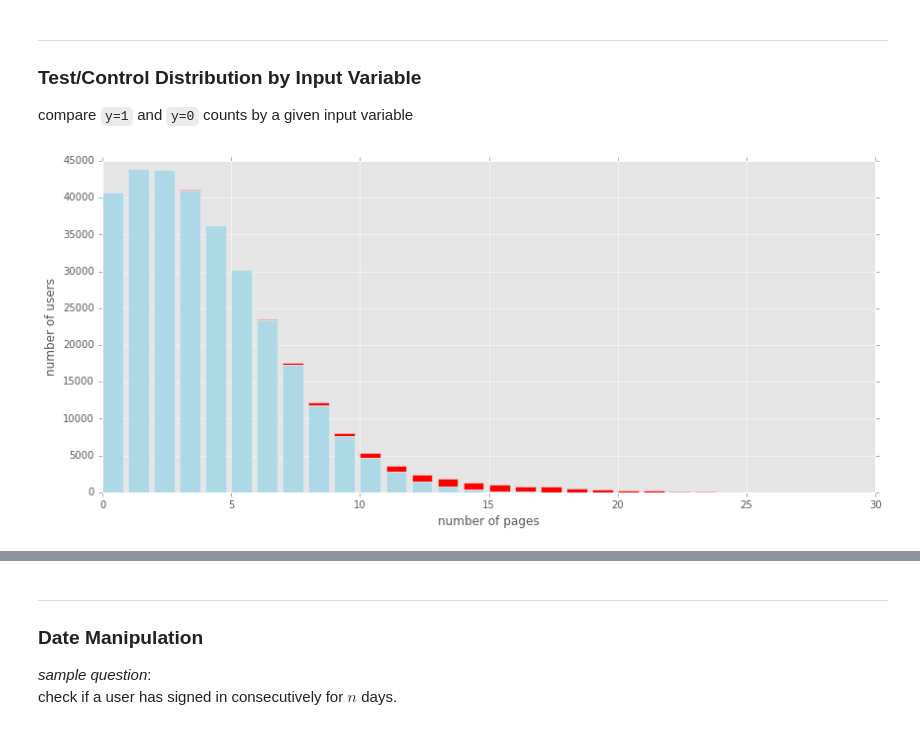
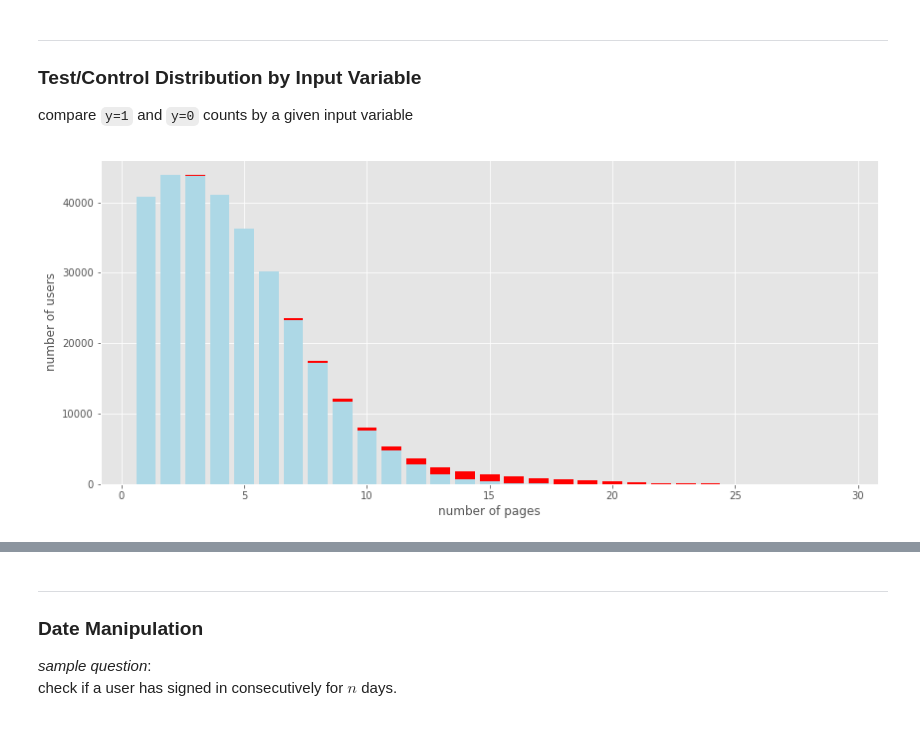
Before and after one commit to yiyichen/miscellaneous, a Jupyter notebook: Pandas FTW.ipynb, the cells around one changed output, grey strips where cells are left out. Drawn from its saved outputs; the diff is of its cells as text; code cells hidden in the pictures.

```diff
--- a/Pandas FTW.ipynb
+++ b/Pandas FTW.ipynb
@@ -95,19 +95,19 @@ compare `y=1` and `y=0` counts by a given input variable
 # %%
 # adapted from Sayan Sanyal's code
 fig, ax = plt.subplots(figsize=(14, 6))
 
 page_range = np.arange(0, 30)
 converts = df[df["converted"]==1]['total_pages_visited'].value_counts(bins=list(page_range), sort=False)
 holdouts = df[df["converted"]==0]['total_pages_visited'].value_counts(bins=list(page_range), sort=False)
 ind = converts.index
 
-p1 = plt.bar(ind, converts, color='red', bottom=holdouts)
-p2 = plt.bar(ind, holdouts, color='lightblue')
+p1 = plt.bar(ind.right, converts.values, color='red', bottom=holdouts)
+p2 = plt.bar(ind.right, holdouts.values, color='lightblue')
 plt.ylabel('number of users')
 plt.xlabel('number of pages')
 plt.show()
 # %% [output]
-[figure, old version]
+[figure, new version]
 # %%
 converts = df[df["converted"]==1].groupby('country').size()
 holdouts = df[df["converted"]==0].groupby('country').size()
```
Also changed, not shown: parts of 9 cells of this notebook.
